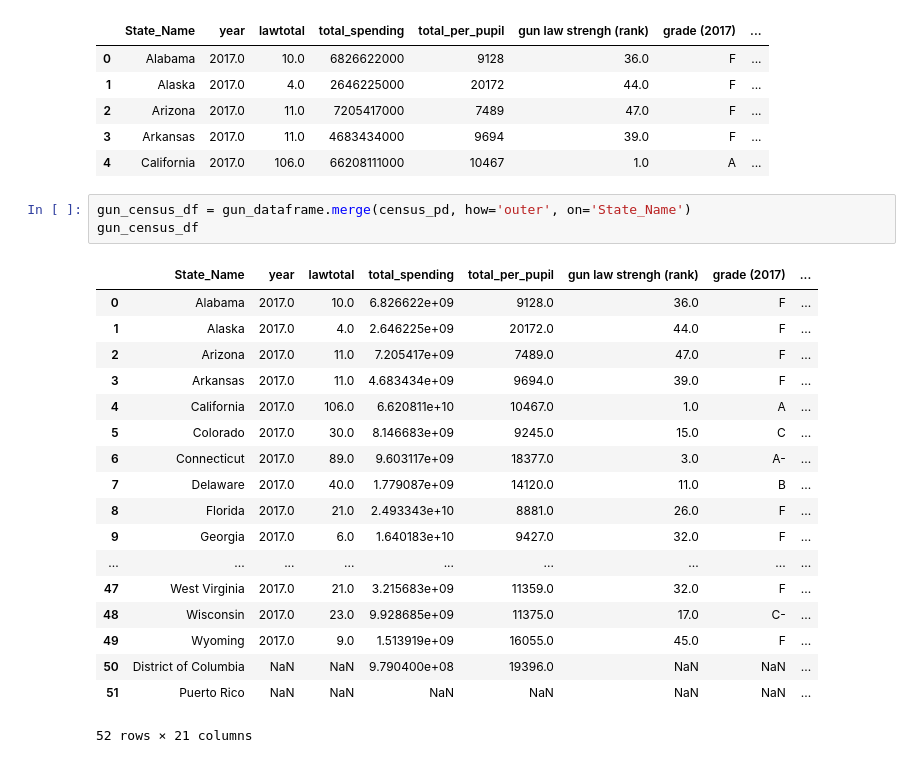
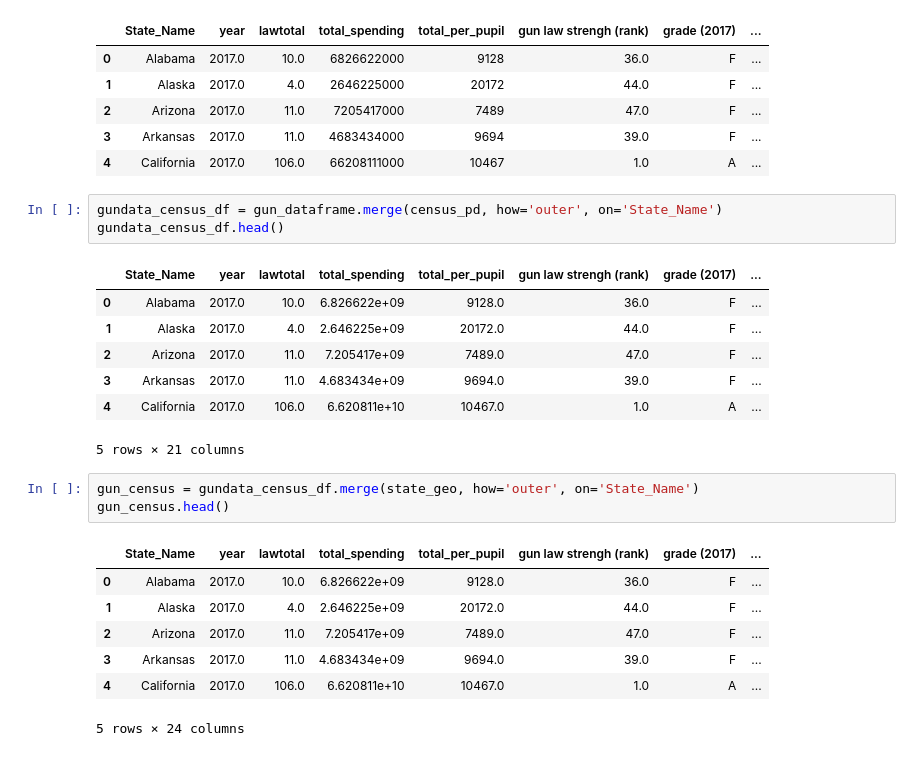
Before and after one commit to summergernon/gun_violence_analysis, a Jupyter notebook: Gun_Analysis_Pati.ipynb, the cells around one changed output. Drawn from its saved outputs; the diff is of its cells as text.

Commit message:
complete gun dataframe and maps

```diff
--- a/Gun_Analysis_Pati.ipynb
+++ b/Gun_Analysis_Pati.ipynb
@@ -152,24 +311,24 @@ gun_dataframe.head()
 | 3 | Arkansas | 2017.0 | 11.0 | 4683434000 | 9694 | 39.0 | F | ... |
 | 4 | California | 2017.0 | 106.0 | 66208111000 | 10467 | 1.0 | A | ... |
 # %%
-gun_census_df = gun_dataframe.merge(census_pd, how='outer', on='State_Name')
-gun_census_df
+gundata_census_df = gun_dataframe.merge(census_pd, how='outer', on='State_Name')
+gundata_census_df.head()
 # %% [output]
 |  | State_Name | year | lawtotal | total_spending | total_per_pupil | gun law strengh (rank) | grade (2017) | ... |
 | 0 | Alabama | 2017.0 | 10.0 | 6.826622e+09 | 9128.0 | 36.0 | F | ... |
 | 1 | Alaska | 2017.0 | 4.0 | 2.646225e+09 | 20172.0 | 44.0 | F | ... |
 | 2 | Arizona | 2017.0 | 11.0 | 7.205417e+09 | 7489.0 | 47.0 | F | ... |
 | 3 | Arkansas | 2017.0 | 11.0 | 4.683434e+09 | 9694.0 | 39.0 | F | ... |
 | 4 | California | 2017.0 | 106.0 | 6.620811e+10 | 10467.0 | 1.0 | A | ... |
-| 5 | Colorado | 2017.0 | 30.0 | 8.146683e+09 | 9245.0 | 15.0 | C | ... |
-| 6 | Connecticut | 2017.0 | 89.0 | 9.603117e+09 | 18377.0 | 3.0 | A- | ... |
-| 7 | Delaware | 2017.0 | 40.0 | 1.779087e+09 | 14120.0 | 11.0 | B | ... |
-| 8 | Florida | 2017.0 | 21.0 | 2.493343e+10 | 8881.0 | 26.0 | F | ... |
-| 9 | Georgia | 2017.0 | 6.0 | 1.640183e+10 | 9427.0 | 32.0 | F | ... |
-| ... | ... | ... | ... | ... | ... | ... | ... | ... |
-| 47 | West Virginia | 2017.0 | 21.0 | 3.215683e+09 | 11359.0 | 32.0 | F | ... |
-| 48 | Wisconsin | 2017.0 | 23.0 | 9.928685e+09 | 11375.0 | 17.0 | C- | ... |
-| 49 | Wyoming | 2017.0 | 9.0 | 1.513919e+09 | 16055.0 | 45.0 | F | ... |
-| 50 | District of Columbia | NaN | NaN | 9.790400e+08 | 19396.0 | NaN | NaN | ... |
-| 51 | Puerto Rico | NaN | NaN | NaN | NaN | NaN | NaN | ... |
-52 rows × 21 columns
+5 rows × 21 columns
+# %%
+gun_census = gundata_census_df.merge(state_geo, how='outer', on='State_Name')
+gun_census.head()
+# %% [output]
+|  | State_Name | year | lawtotal | total_spending | total_per_pupil | gun law strengh (rank) | grade (2017) | ... |
+| 0 | Alabama | 2017.0 | 10.0 | 6.826622e+09 | 9128.0 | 36.0 | F | ... |
+| 1 | Alaska | 2017.0 | 4.0 | 2.646225e+09 | 20172.0 | 44.0 | F | ... |
+| 2 | Arizona | 2017.0 | 11.0 | 7.205417e+09 | 7489.0 | 47.0 | F | ... |
+| 3 | Arkansas | 2017.0 | 11.0 | 4.683434e+09 | 9694.0 | 39.0 | F | ... |
+| 4 | California | 2017.0 | 106.0 | 6.620811e+10 | 10467.0 | 1.0 | A | ... |
+5 rows × 24 columns
```
Also changed, not shown: parts of 26 cells of this notebook, 3 other files.
